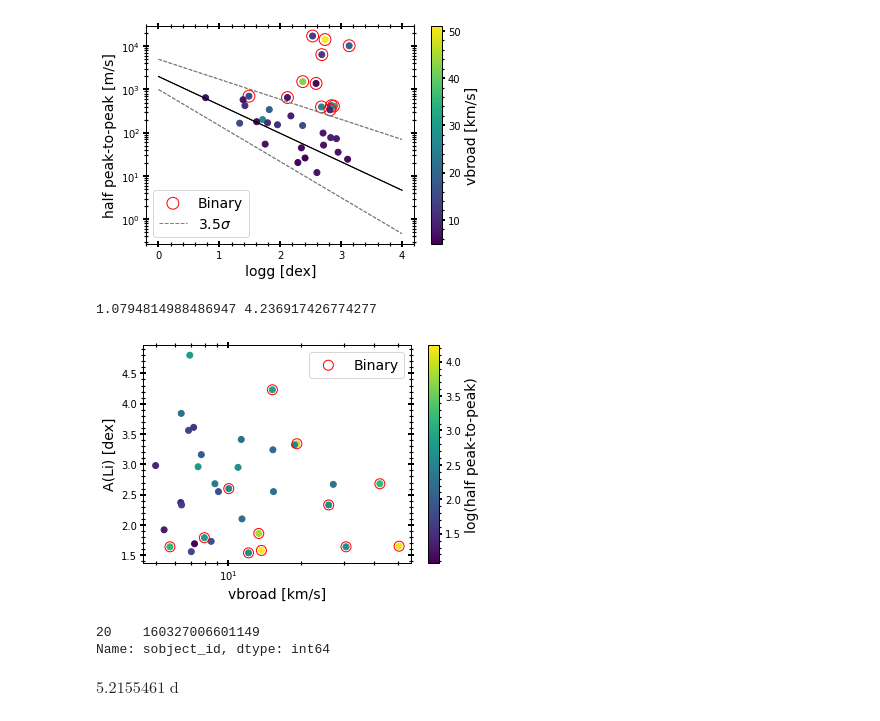
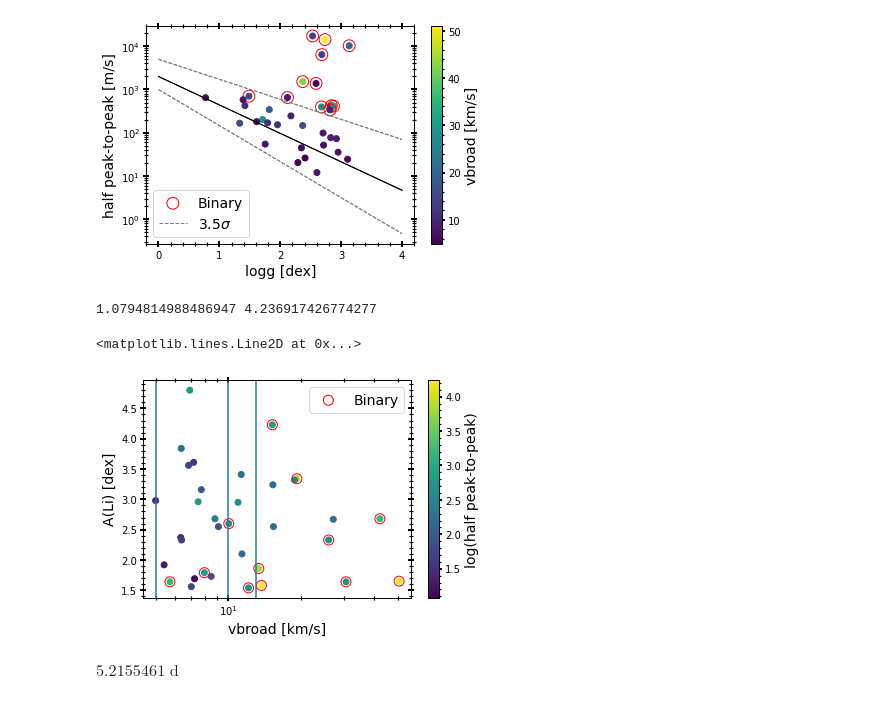
Before and after one commit to MaryumSayeed/ESPRESSO, a Jupyter notebook: scripts/rv_program.ipynb, the cells around one changed output. Drawn from its saved outputs; the diff is of its cells as text; code cells hidden in the pictures.

Commit message:
proposal plot

```diff
--- a/scripts/rv_program.ipynb
+++ b/scripts/rv_program.ipynb
@@ -598,28 +621,27 @@ targets above exp not confirmed as binary:
 # %%
 plt.figure()
 vmin = min([min(np.log10(merged_112.max_rv)), min(np.log10(merged_113.max_rv))])
 vmax = max([max(np.log10(merged_112.max_rv)), max(np.log10(merged_113.max_rv))])
 print(vmin, vmax)
 plt.scatter(merged_112.vbroad, merged_112.Li_val, c=np.log10(merged_112.max_rv), vmin=vmin ,vmax=vmax)
 plt.scatter(merged_113.vbroad, merged_113.Li_val, c=np.log10(merged_113.max_rv), vmin=vmin ,vmax=vmax)
 plt.colorbar(label='log(half peak-to-peak)')
 mbinary = merged_112[merged_112.RG_id.isin(in_112)]
 
 plt.scatter(mbinary.vbroad, mbinary.Li_val, ec='r', s=100, fc='None')
 mbinary = merged_113[merged_113.RG_id.isin(in_113)]
 plt.scatter(mbinary.vbroad, mbinary.Li_val, ec='r', s=100, fc='None', label='Binary')
 plt.legend()
 plt.xlabel('vbroad [km/s]')
 plt.ylabel('A(Li) [dex]')
 plt.xscale('log')
+plt.axvline(5)
+plt.axvline(13)
+plt.axvline(10)
 # %% [output]
 1.0794814988486947 4.236917426774277
+<matplotlib.lines.Line2D at 0x...>
-[figure, old version]
+[figure, new version]
-# %%
-p113_galah[p113_galah.RG_id==21].sobject_id
-# %% [output]
-20    160327006601149
-Name: sobject_id, dtype: int64
 # %%
 def period_at_surface(M1, logg, e, M2=0*u.Msun):
     import astropy.units as u
```
Also changed, not shown: parts of 8 cells of this notebook.
